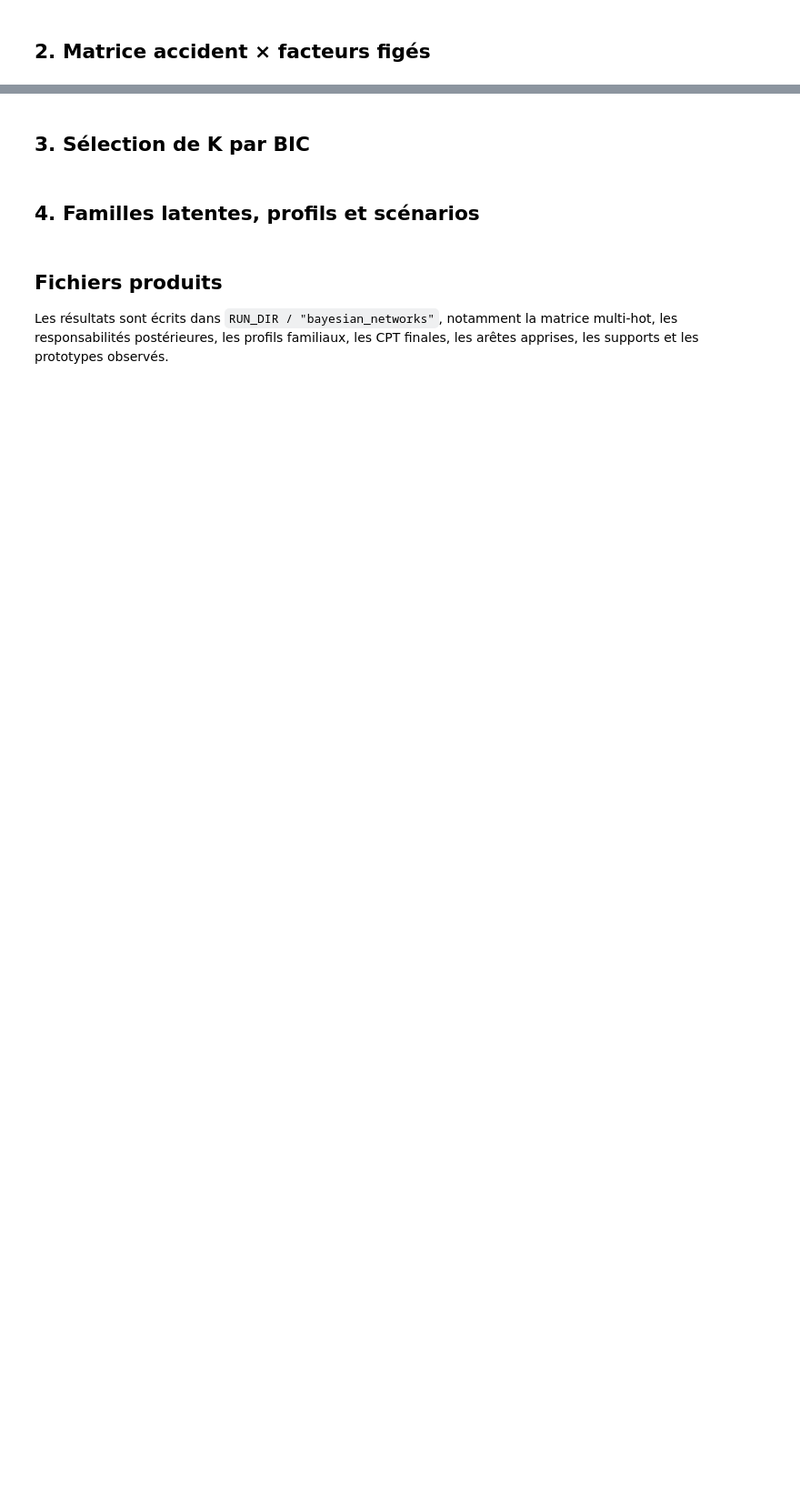
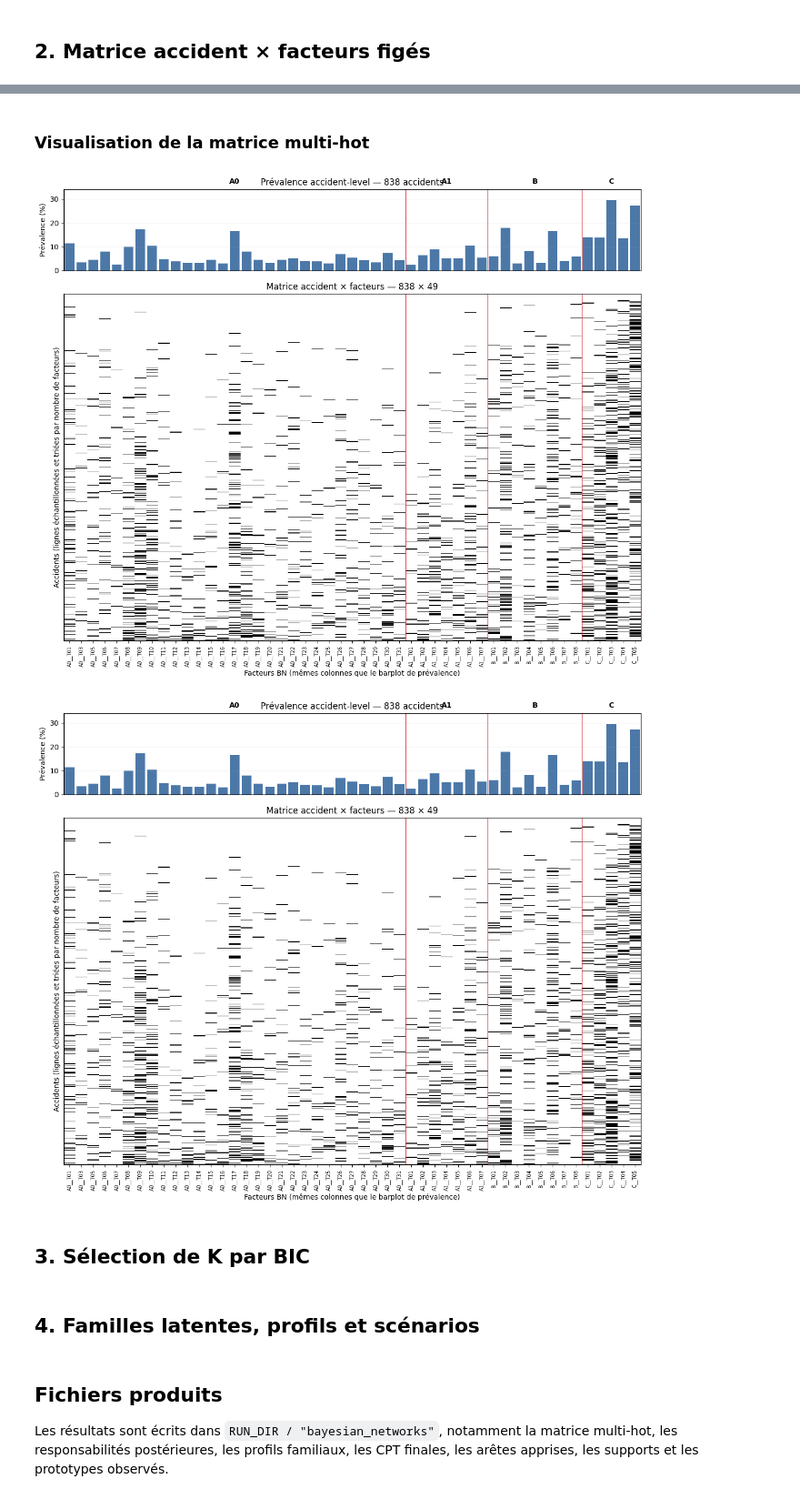
Before and after one commit to lucayapi/SAFER, a Jupyter notebook: text/recurrent_scenarios/notebooks/recurrent_scenarios_bn_analysis_caou.ipynb, the cells around one changed output, grey strips where cells are left out. Shown at 91% size. Cells and saved outputs as stored; diff of their text form; code cells hidden in the pictures; blank space fills up the shorter version.

```diff
--- a/text/recurrent_scenarios/notebooks/recurrent_scenarios_bn_analysis_caou.ipynb
+++ b/text/recurrent_scenarios/notebooks/recurrent_scenarios_bn_analysis_caou.ipynb
@@ -47,9 +65,8 @@ config = resolve_config_paths(
 )
 config["bayesian_networks"]["min_theme_support_count"] = 20
 config["bayesian_networks"]["d_max"] = 2
-config["bayesian_networks"]["latent_states"] = list(range(2, 9))
-config["bayesian_networks"]["n_initializations"] = 20
 config["bayesian_networks"]["alpha"] = 0.5
+config["bayesian_networks"]["show_progress"] = True
 
 print("Dataset:", DATASET_ID)
 print("Partitions:", BN_PARTITION_SELECTIONS)
@@ -73,0 +78,16 @@ display(excluded_themes)
+# %%
+units, _ = load_units(config)
+BN_OUTPUT_DIR.mkdir(parents=True, exist_ok=True)
+matrix, theme_dictionary, excluded_themes, roles = build_frozen_bn_inputs(
+    units,
+    RUN_DIR,
+    BN_PARTITION_SELECTIONS,
+    config,
+    BN_OUTPUT_DIR,
+)
+factor_columns = list(theme_dictionary["variable_name"])
+print("Dimensions de la matrice :", matrix.shape)
+print("Accidents :", len(matrix), "Facteurs inclus :", len(factor_columns))
+display(pd.DataFrame({"role": list(roles.values())}).value_counts().rename("n_facteurs").reset_index())
+display(theme_dictionary)
+display(excluded_themes)
@@ -74,3 +122,58 @@ display(excluded_themes)
+# %% [markdown]
+### Visualisation de la matrice multi-hot
+# %%
+ordered_columns = [
+    column for role in ("A0", "A1", "B", "C")
+    for column in factor_columns
+    if roles[column] == role
+]
+prevalence = matrix[ordered_columns].mean(axis=0).to_numpy(dtype=float)
+heatmap_data = matrix[ordered_columns].to_numpy(dtype=np.int8)
+row_order = np.argsort(heatmap_data.sum(axis=1), kind="stable")
+max_heatmap_rows = 600
+if len(row_order) > max_heatmap_rows:
+    selected_rows = np.linspace(0, len(row_order) - 1, max_heatmap_rows, dtype=int)
+    row_order = row_order[selected_rows]
+heatmap_data = heatmap_data[row_order]
+
+figure_width = max(12, len(ordered_columns) * 0.18)
+fig, (prevalence_axis, heatmap_axis) = plt.subplots(
+    2,
+    1,
+    figsize=(figure_width, 10),
+    sharex=True,
+    gridspec_kw={"height_ratios": [1.4, 6]},
+)
+factor_positions = np.arange(len(ordered_columns))
+prevalence_axis.bar(factor_positions, prevalence * 100, color="#4C78A8", width=0.82)
+prevalence_axis.set_ylabel("Prévalence (%)")
+prevalence_axis.set_title(f"Prévalence accident-level — {matrix.shape[0]} accidents")
+prevalence_axis.set_ylim(0, max(5, float(prevalence.max() * 100 * 1.15)))
+prevalence_axis.grid(alpha=0.2, axis="y")
+prevalence_axis.tick_params(axis="x", which="both", bottom=False, labelbottom=False)
+
+heatmap_axis.imshow(heatmap_data, aspect="auto", interpolation="nearest", cmap="Greys", vmin=0, vmax=1)
+heatmap_axis.set_xlabel("Facteurs BN (mêmes colonnes que le barplot de prévalence)")
+heatmap_axis.set_ylabel("Accidents (lignes échantillonnées et triées par nombre de facteurs)")
+heatmap_axis.set_title(f"Matrice accident × facteurs — {matrix.shape[0]} × {len(ordered_columns)}")
+heatmap_axis.set_xticks(factor_positions)
+heatmap_axis.set_xticklabels(ordered_columns, rotation=90, fontsize=7)
+heatmap_axis.set_yticks([])
+offset = 0
+for role in ("A0", "A1", "B", "C"):
+    count = sum(roles[column] == role for column in ordered_columns)
+    for current_axis in (prevalence_axis, heatmap_axis):
+        current_axis.axvline(offset - 0.5, color="tab:red", linewidth=0.8)
+    prevalence_axis.text(offset + max(count - 1, 0) / 2, 1.05, role, transform=prevalence_axis.get_xaxis_transform(), ha="center", va="bottom", fontweight="bold")
+    offset += count
+for current_axis in (prevalence_axis, heatmap_axis):
+    current_axis.axvline(len(ordered_columns) - 0.5, color="tab:red", linewidth=0.8)
+fig.tight_layout()
+fig.savefig(BN_OUTPUT_DIR / "accident_factor_matrix_heatmap.png", dpi=220, bbox_inches="tight")
+display(fig)
+# %% [output]
+[figure, added]
+[figure, added]
 # %% [markdown]
 ## 3. Sélection de K par BIC
 # %%
```
Also changed, not shown: parts of 9 cells of this notebook, 5 other files.
